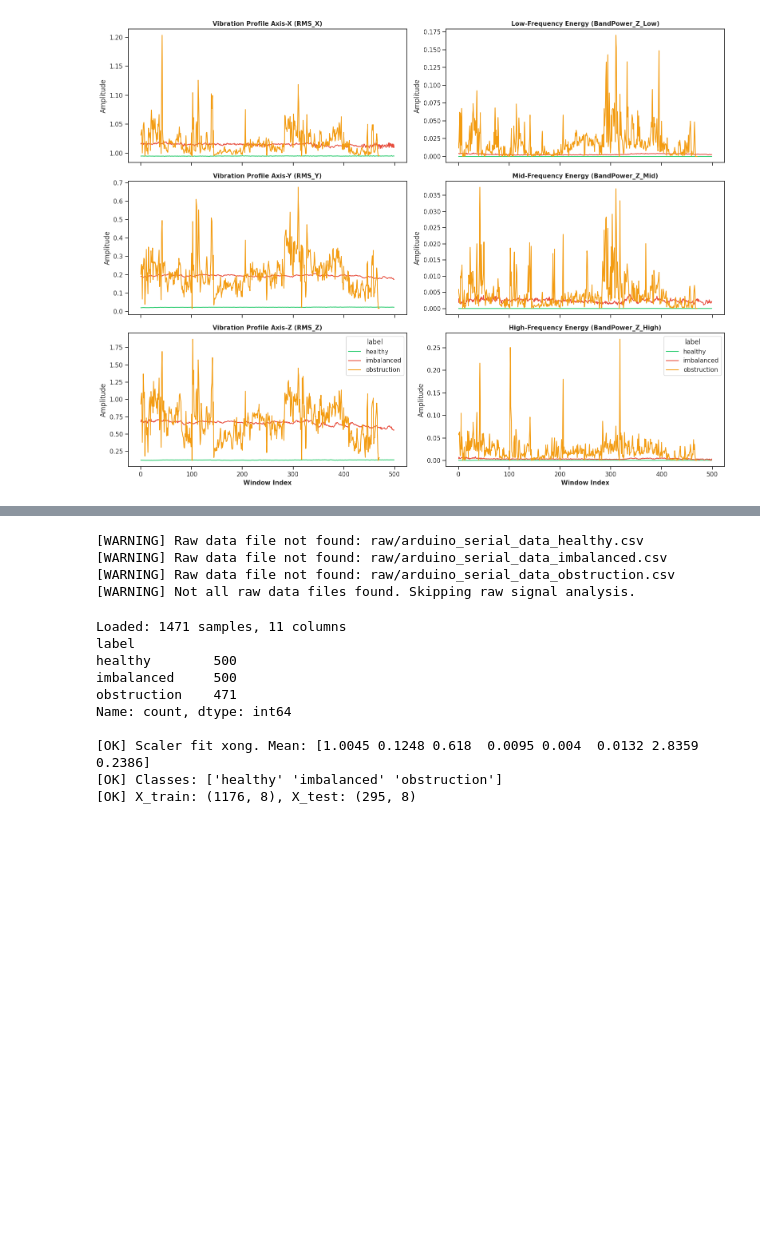
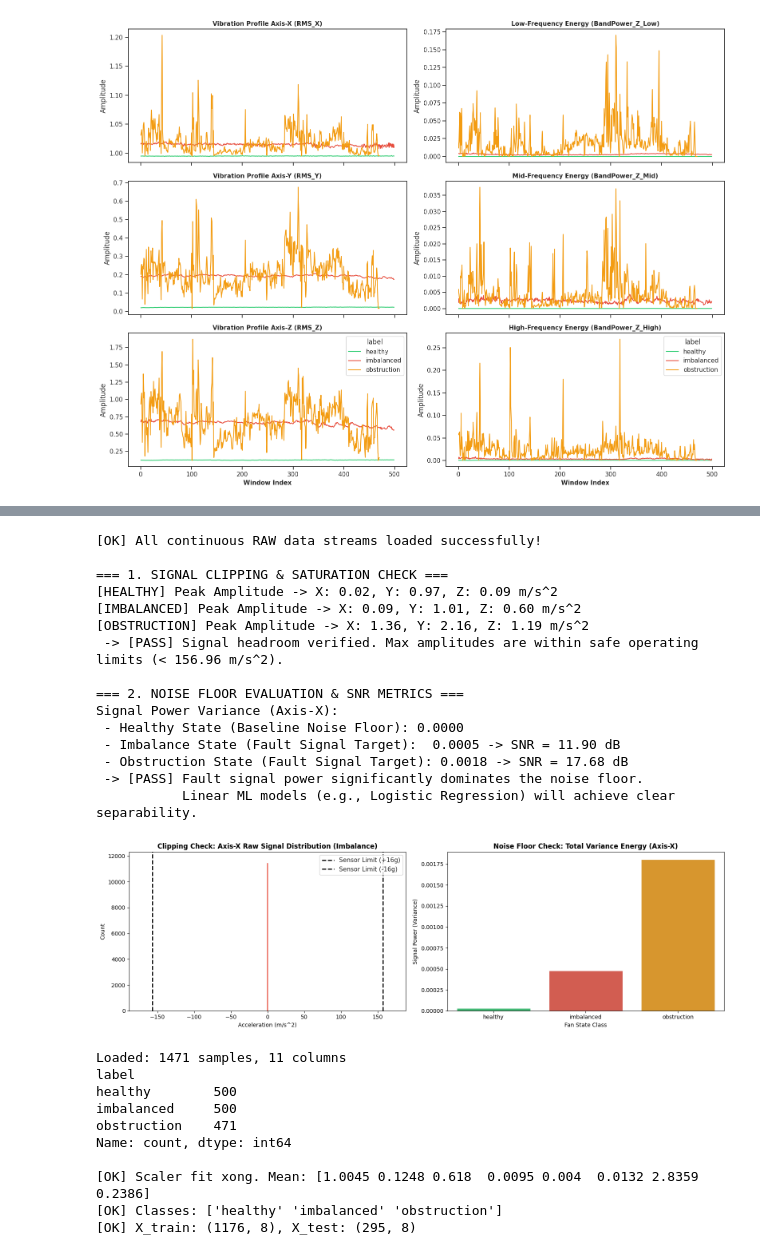
Before and after one commit to DuckIsidoros/IoT_Predictive_Maintainance, a Jupyter notebook: Machine_Learning_SrcCode.ipynb, the cells around one changed output, grey strips where cells are left out. Drawn from its saved outputs; the diff is of its cells as text; code cells hidden in the pictures; blank space fills up the shorter version.

```diff
--- a/Machine_Learning_Code_IoT.ipynb
+++ b/Machine_Learning_SrcCode.ipynb
@@ -287,7 +242,7 @@ import matplotlib.pyplot as plt
 import seaborn as sns
 
 RAW_DIR = "raw"
-MPU6050_LIMIT = 2.0 * 9.81  # Maximum physical scale threshold (+/- 2g)
+MPU6050_LIMIT = 16.0 * 9.81  # Maximum physical scale threshold (+/- 16g)
 
 classes = ["healthy", "imbalanced", "obstruction"]
 raw_data = {}
@@ -351,37 +306,49 @@ if len(raw_data) == 3:
         print(" -> [PASS] Fault signal power significantly dominates the noise floor.")
         print("           Linear ML models (e.g., Logistic Regression) will achieve clear separability.\n")
     else:
         print(" -> [WARNING] Fault signature is weak; risk of signal degradation within the noise floor!\n")
 
     # -----------------------------------------------------
     # STEP 3: DIAGNOSTIC PLOT GENERATION
     # -----------------------------------------------------
     fig, (ax1, ax2) = plt.subplots(1, 2, figsize=(16, 5))
     sns.set_theme(style="whitegrid")
 
     # Subplot 1: Distribution Density (Histogram) to verify structural clipping/flattened peaks
     sns.histplot(raw_data['imbalanced']['accX'], ax=ax1, color='#e74c3c', kde=True, bins=50)
-    ax1.axvline(x=MPU6050_LIMIT, color='black', linestyle='--', linewidth=2, label='Sensor Limit (+2g)')
-    ax1.axvline(x=-MPU6050_LIMIT, color='black', linestyle='--', linewidth=2, label='Sensor Limit (-2g)')
+    ax1.axvline(x=MPU6050_LIMIT, color='black', linestyle='--', linewidth=2, label='Sensor Limit (+16g)')
+    ax1.axvline(x=-MPU6050_LIMIT, color='black', linestyle='--', linewidth=2, label='Sensor Limit (-16g)')
     ax1.set_title('Clipping Check: Axis-X Raw Signal Distribution (Imbalance)', fontweight='bold')
     ax1.set_xlabel('Acceleration (m/s^2)')
     ax1.set_xlim(-MPU6050_LIMIT * 1.2, MPU6050_LIMIT * 1.2)
     ax1.legend()
 
     # Subplot 2: Energy comparison to evaluate statistical margin from the Noise Floor
     energies = [power_healthy, power_imbalance, power_obstruction]
     sns.barplot(x=classes, y=energies, palette=['#2ecc71', '#e74c3c', '#f39c12'], ax=ax2, hue=classes, legend=False)
     ax2.set_title('Noise Floor Check: Total Variance Energy (Axis-X)', fontweight='bold')
     ax2.set_ylabel('Signal Power (Variance)')
     ax2.set_xlabel('Fan State Class')
 
     plt.tight_layout()
     plt.show()
 else:
     print(f"[WARNING] Not all raw data files found. Skipping raw signal analysis.")
 # %% [output]
-[WARNING] Raw data file not found: raw/arduino_serial_data_healthy.csv
-[WARNING] Raw data file not found: raw/arduino_serial_data_imbalanced.csv
-[WARNING] Raw data file not found: raw/arduino_serial_data_obstruction.csv
-[WARNING] Not all raw data files found. Skipping raw signal analysis.
+[OK] All continuous RAW data streams loaded successfully!
+
+=== 1. SIGNAL CLIPPING & SATURATION CHECK ===
+[HEALTHY] Peak Amplitude -> X: 0.02, Y: 0.97, Z: 0.09 m/s^2
+[IMBALANCED] Peak Amplitude -> X: 0.09, Y: 1.01, Z: 0.60 m/s^2
+[OBSTRUCTION] Peak Amplitude -> X: 1.36, Y: 2.16, Z: 1.19 m/s^2
+ -> [PASS] Signal headroom verified. Max amplitudes are within safe operating limits (< 156.96 m/s^2).
+
+=== 2. NOISE FLOOR EVALUATION & SNR METRICS ===
+Signal Power Variance (Axis-X):
+ - Healthy State (Baseline Noise Floor): 0.0000
+ - Imbalance State (Fault Signal Target):  0.0005 -> SNR = 11.90 dB
+ - Obstruction State (Fault Signal Target): 0.0018 -> SNR = 17.68 dB
+ -> [PASS] Fault signal power significantly dominates the noise floor.
+           Linear ML models (e.g., Logistic Regression) will achieve clear separability.
+[figure, added]
 # %%
```
Also changed, not shown: parts of 13 cells of this notebook, 2 other files.
